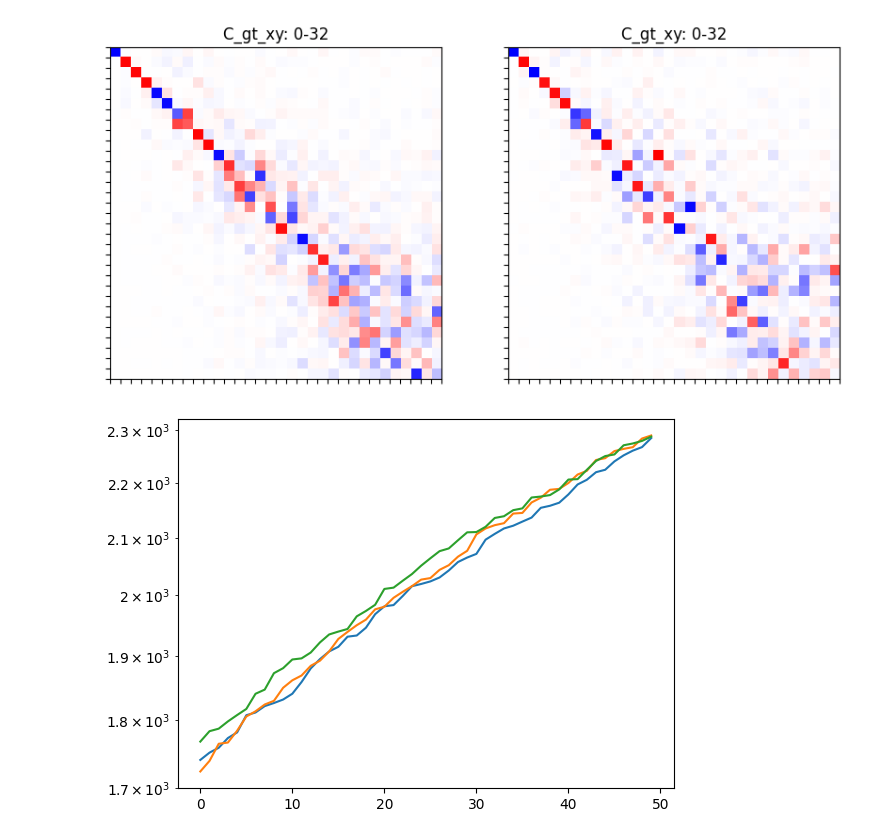
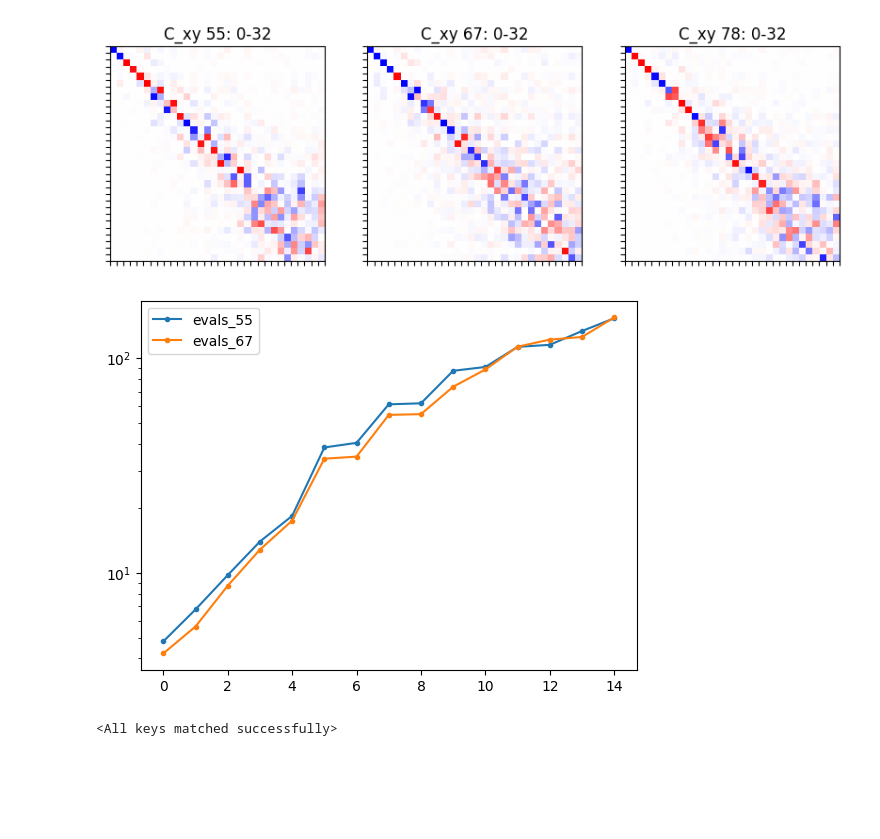
Before and after one commit to alekseizhuravlev/shape_matching, a Jupyter notebook: notebooks/19.06.2024/learned_canonicalization.ipynb, the cells around one changed output. Drawn from its saved outputs; the diff is of its cells as text; code cells hidden in the pictures; blank space fills up the shorter version.

```diff
--- a/notebooks/19.06.2024/learned_canonicalization.ipynb
+++ b/notebooks/19.06.2024/learned_canonicalization.ipynb
@@ -18,32 +22,37 @@ test_dataset = data_loading.get_val_dataset(
 # %%
-import my_code.plotting_utils as plotting_utils
+import my_code.utils.plotting_utils as plotting_utils
 
 l = 0
 h = 32
 
-fig, axs = plt.subplots(1, 2, figsize=(10, 5))
+fig, axs = plt.subplots(1, 3, figsize=(10, 5))
 
-plotting_utils.plot_Cxy(fig, axs[0], train_dataset[78]['second']['C_gt_xy'][0],
-                        'C_gt_xy', l, h, show_grid=False, show_colorbar=False)
-plotting_utils.plot_Cxy(fig, axs[1], test_dataset[1]['second']['C_gt_xy'][0],
-                        'C_gt_xy', l, h, show_grid=False, show_colorbar=False)
+plotting_utils.plot_Cxy(fig, axs[0], train_dataset[55]['second']['C_gt_xy'][0],
+                        'C_xy 55', l, h, show_grid=False, show_colorbar=False)
+plotting_utils.plot_Cxy(fig, axs[1], train_dataset[67]['second']['C_gt_xy'][0],
+                        'C_xy 67', l, h, show_grid=False, show_colorbar=False)
+plotting_utils.plot_Cxy(fig, axs[2], train_dataset[78]['second']['C_gt_xy'][0],
+                        'C_xy 78', l, h, show_grid=False, show_colorbar=False)
+
+
 
 plt.show()
 # %% [output]
-[figure, old version]
+[figure, new version]
 # %%
-l = 150
-h = 200
+l = 1
+h = 16
 
-plt.plot(train_dataset[55]['second']['evals'][0][l:h], label='evals_67')
-plt.plot(train_dataset[67]['second']['evals'][0][l:h], label='evals_67')
-plt.plot(train_dataset[78]['second']['evals'][0][l:h], label='evals_78')
+plt.plot(train_dataset[55]['second']['evals'][0][l:h], '.-', label='evals_55')
+plt.plot(train_dataset[67]['second']['evals'][0][l:h], '.-', label='evals_67')
+# plt.plot(train_dataset[78]['second']['evals'][0][l:h], '.-', label='evals_78')
 
+plt.legend()
 plt.yscale('log')
 
 plt.show()
 # %% [output]
-[figure, old version]
+[figure, new version]
 # %%
 def predict_sign_change(net, verts, faces, evecs_flip, evecs_cond):
 
@@ -95,6 +104,11 @@ net = diffusion_network.DiffusionNet(
     ).to(device)
 
 opt = torch.optim.Adam(net.parameters(), lr=1e-3)
+# %%
+# load checkpoint /home/s94zalek_hpc/shape_matching/notebooks/19.06.2024/sign_double_start_0_feat_64.pth
+net.load_state_dict(torch.load('/home/s94zalek_hpc/shape_matching/notebooks/19.06.2024/sign_double_start_0_feat_64.pth'))
+# %% [output]
+<All keys matched successfully>
 # %%
 from tqdm import tqdm
 import matplotlib.pyplot as plt
```
Also changed, not shown: parts of 20 cells of this notebook, 7 other files.
